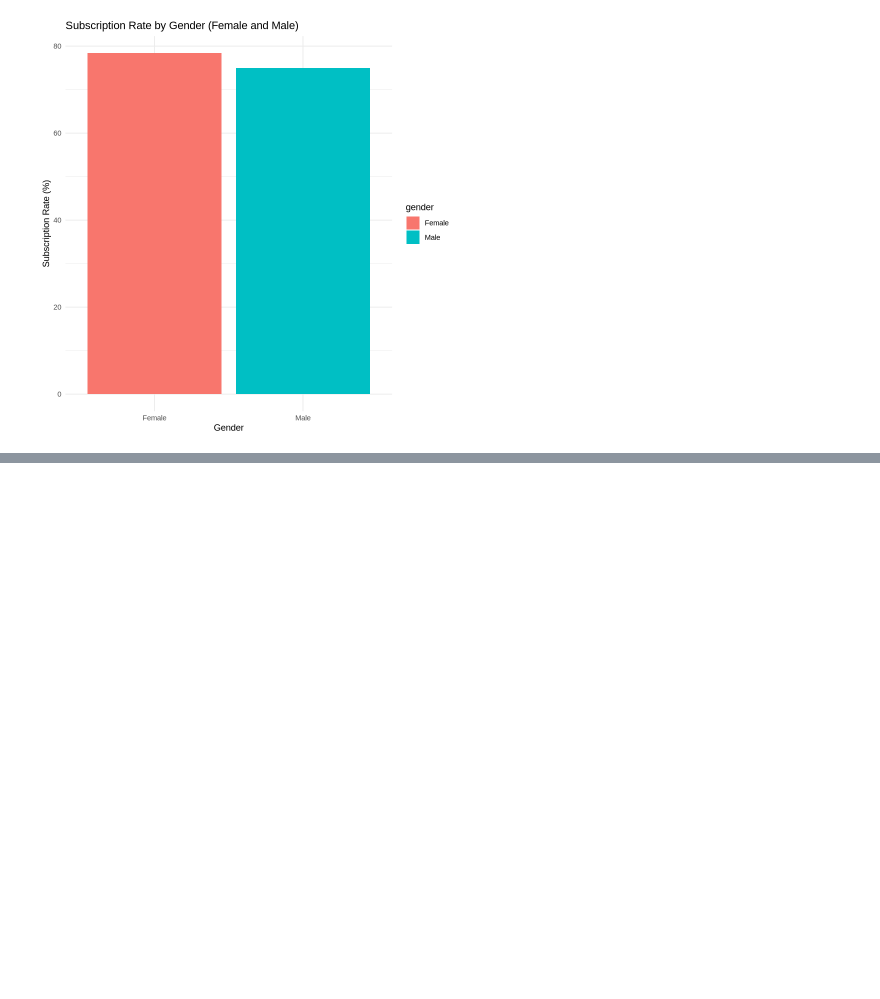
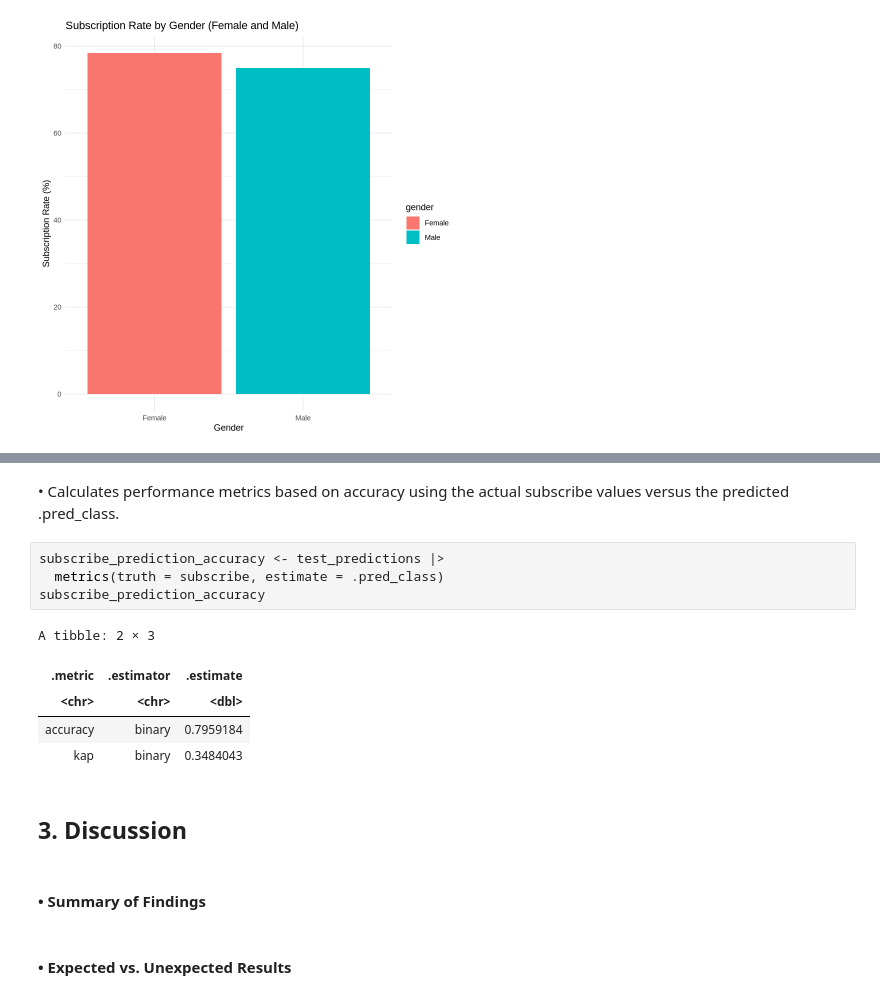
Before and after one commit to miachen123-school/Final-Group-Project, a Jupyter notebook: Final Group Project (2).ipynb, the cells around one changed output, grey strips where cells are left out. Saved outputs shown, nothing was run; the diff lists cells and outputs as text; blank space fills up the shorter version.

```diff
--- a/Final Group Project (2).ipynb
+++ b/Final Group Project (2).ipynb
@@ -268,0 +359,18 @@ There were issues with some computations   A: x2
+# %% [markdown]
+• Calculates performance metrics based on accuracy using the actual subscribe values versus the predicted .pred_class.
+# %%
+subscribe_prediction_accuracy <- test_predictions |>
+  metrics(truth = subscribe, estimate = .pred_class)
+subscribe_prediction_accuracy
+# %% [output]
+A tibble: 2 × 3
+| .metric | .estimator | .estimate |
+| <chr> | <chr> | <dbl> |
+| accuracy | binary | 0.7959184 |
+| kap | binary | 0.3484043 |
+# %% [markdown]
+## 3. Discussion
+# %% [markdown]
+#### • Summary of Findings
+# %% [markdown]
+#### • Expected vs. Unexpected Results
```
Also changed, not shown: parts of 40 cells of this notebook.
